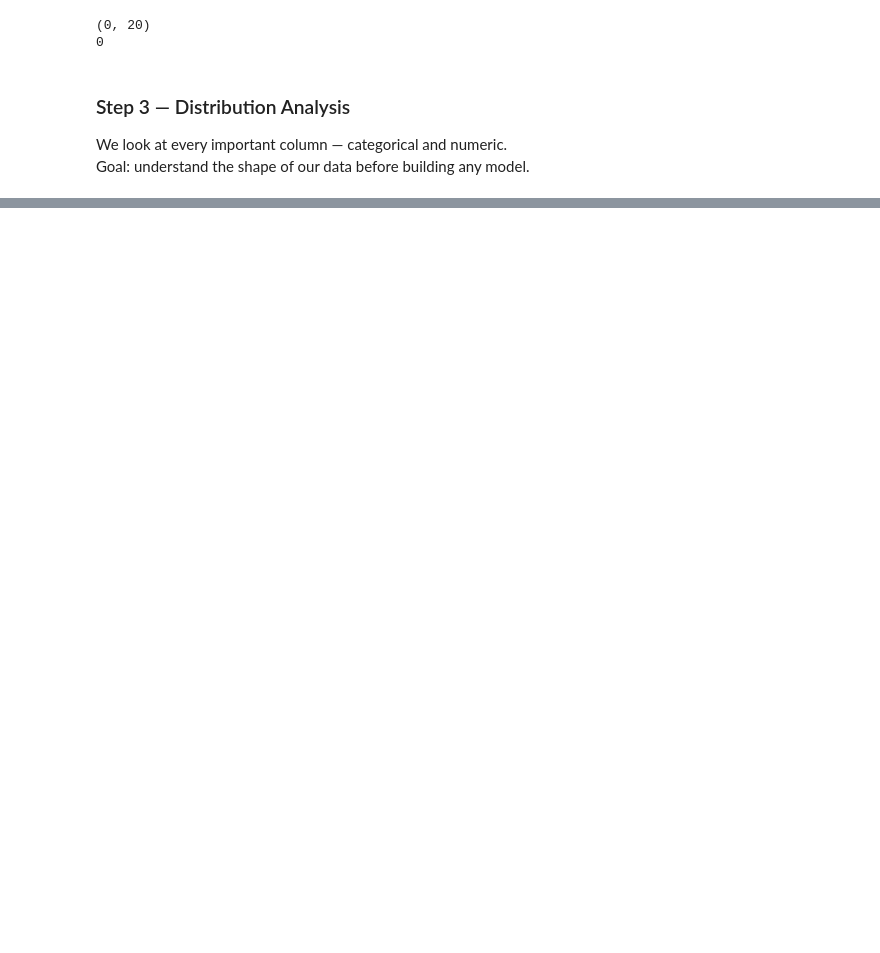
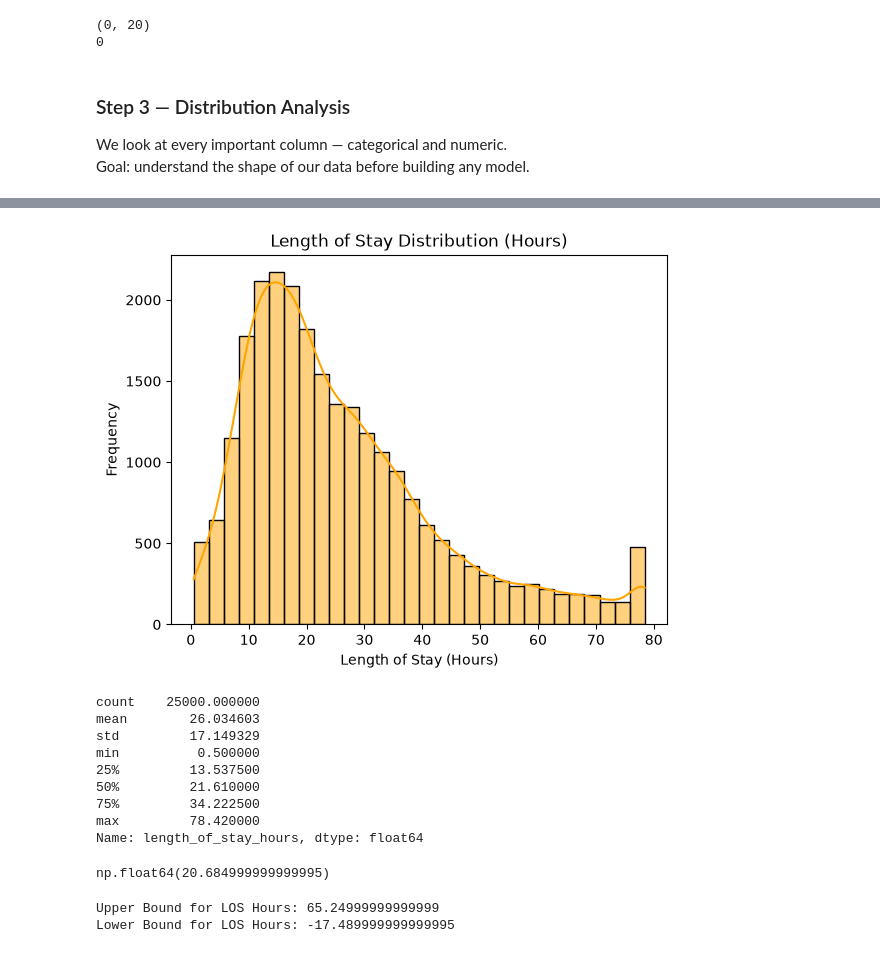
Before and after one commit to Japyh/healthcare-ai-pipeline, a Jupyter notebook: notebooks/Phase2_EDA.ipynb, the cells around one changed output, grey strips where cells are left out. Saved outputs shown, nothing was run; the diff lists cells and outputs as text; code cells hidden in the pictures; blank space fills up the shorter version.

```diff
--- a/notebooks/Phase2_EDA.ipynb
+++ b/notebooks/Phase2_EDA.ipynb
@@ -235,0 +254,36 @@ plt.show()
+# %%
+# Length of Stay Distribution
+sns.histplot(df["length_of_stay_hours"], bins=30, kde=True, color='orange')
+plt.title("Length of Stay Distribution (Hours)")
+plt.xlabel("Length of Stay (Hours)")
+plt.ylabel("Frequency")
+plt.show()
+print(df['length_of_stay_hours'].describe())
+# %% [output]
+[figure, added]
+count    25000.000000
+mean        26.034603
+std         17.149329
+min          0.500000
+25%         13.537500
+50%         21.610000
+75%         34.222500
+max         78.420000
+Name: length_of_stay_hours, dtype: float64
+# %%
+# IQR = Q3 - Q1, Interquartile Range - the range between the 25th and 75th percentile, helps identify outliers
+Q1 = df["length_of_stay_hours"].quantile(0.25)
+Q3 = df["length_of_stay_hours"].quantile(0.75)
+IQR = Q3 - Q1
+IQR
+# %% [output]
+np.float64(20.684999999999995)
+# %%
+# Upper and lower bounds for outliers
+upper_bound = Q3 + 1.5 * IQR
+lower_bound = Q1 - 1.5 * IQR
+print(f"Upper Bound for LOS Hours: {upper_bound}")
+print(f"Lower Bound for LOS Hours: {lower_bound}")
+# %% [output]
+Upper Bound for LOS Hours: 65.24999999999999
+Lower Bound for LOS Hours: -17.489999999999995
```
Also changed, not shown: parts of 41 cells of this notebook, 6 other files.
